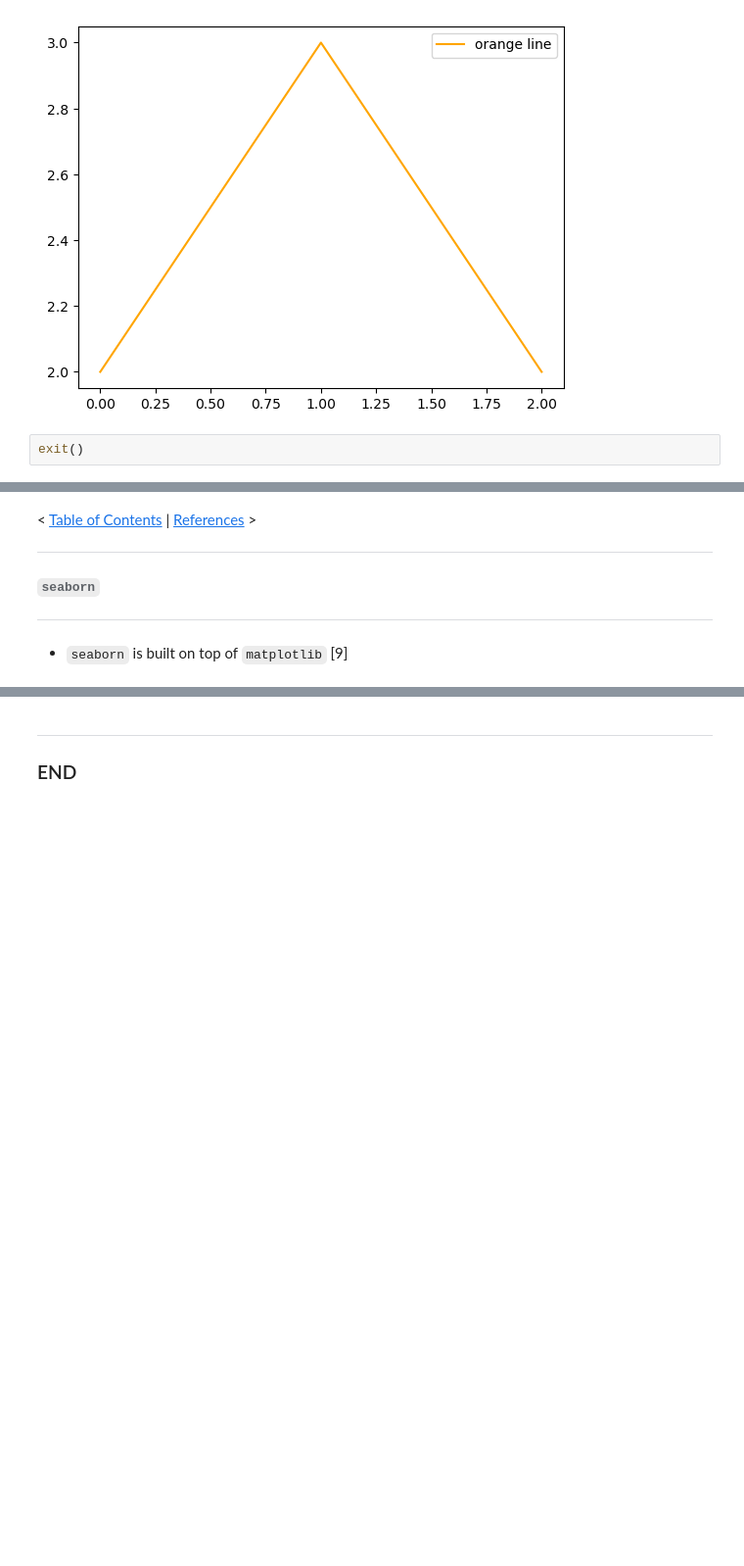
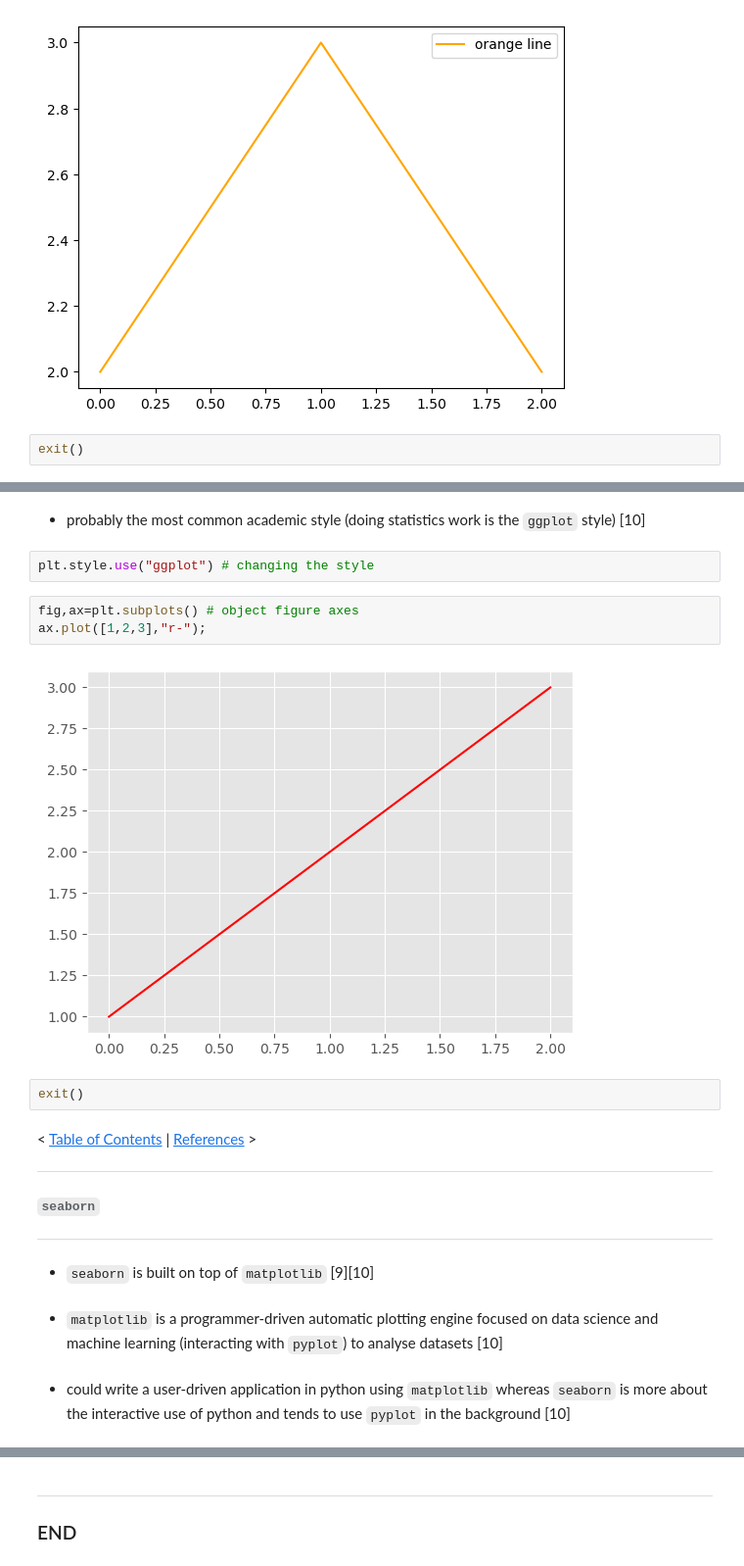
Before and after one commit to SeanOhAileasa/mls-machine-learning-statistics, a Jupyter notebook: mls-machine-learning-statistics.ipynb, the cells around one changed output, grey strips where cells are left out. Shown at 98% size. Drawn from its saved outputs; the diff is of its cells as text; blank space fills up the shorter version.

```diff
--- a/mls-machine-learning-statistics.ipynb
+++ b/mls-machine-learning-statistics.ipynb
@@ -950,3 +1012,14 @@ exit()
+# %% [markdown]
+- probably the most common academic style (doing statistics work is the ``ggplot`` style) [10]
+# %%
+plt.style.use("ggplot") # changing the style
+# %%
+fig,ax=plt.subplots() # object figure axes
+ax.plot([1,2,3],"r-");
+# %% [output]
+[figure, added]
+# %%
+exit()
 # %% [markdown]
 < [Table of Contents](#top) | [References](#references) >
 <a id="fdaPlotsseaborn"></a>
@@ -954,4 +1027,8 @@ exit()
 ###### ``seaborn``
 ***
 # %% [markdown]
-- ``seaborn`` is built on top of ``matplotlib`` [9]
+- ``seaborn`` is built on top of ``matplotlib`` [9][10]
+# %% [markdown]
+- ``matplotlib`` is a programmer-driven automatic plotting engine focused on data science and machine learning (interacting with ``pyplot``) to analyse datasets [10]
+# %% [markdown]
+- could write a user-driven application in python using ``matplotlib`` whereas ``seaborn`` is more about the interactive use of python and tends to use ``pyplot`` in the background [10]
```
Also changed, not shown: parts of 21 cells of this notebook.
